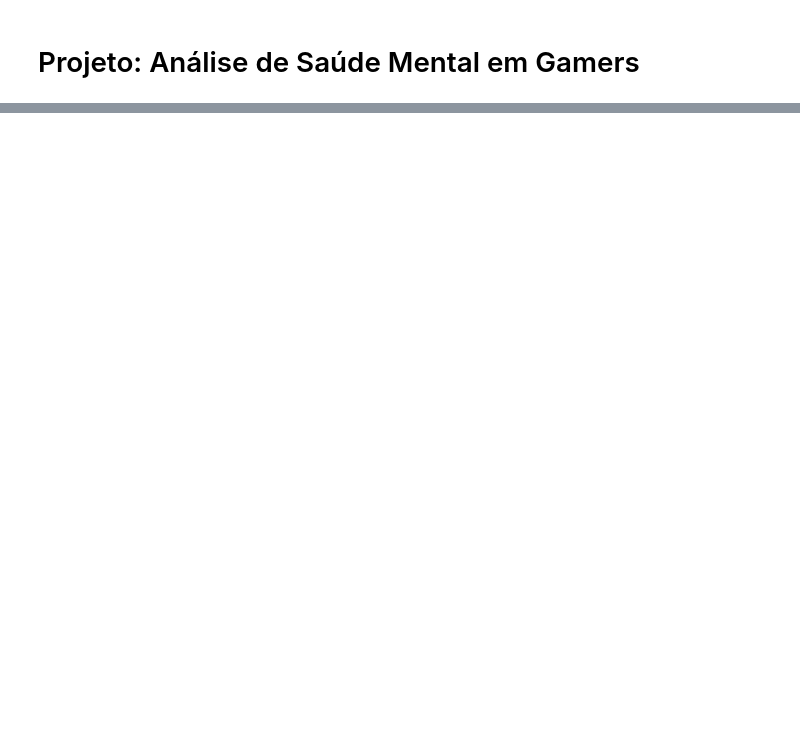
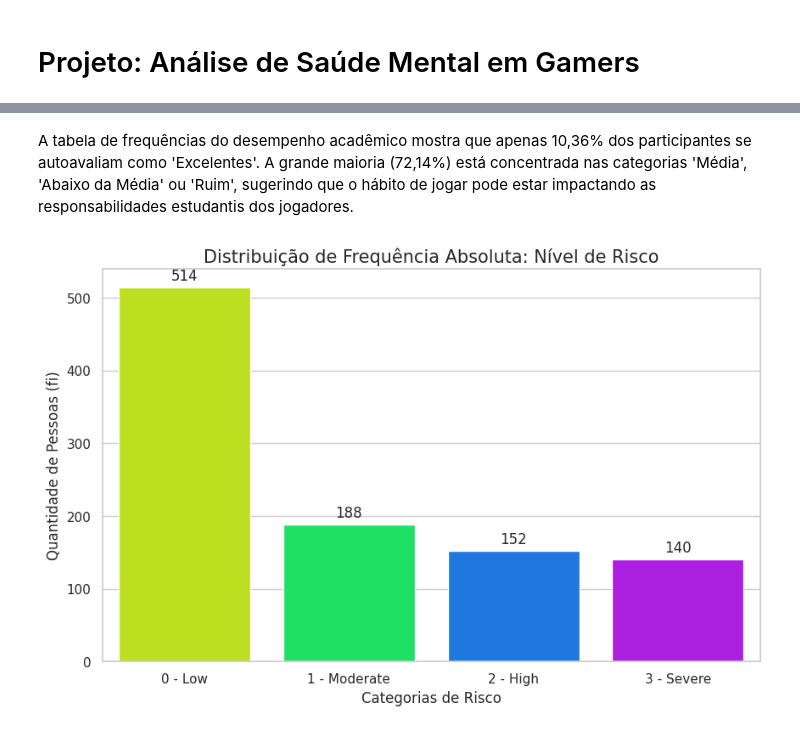
Before and after one commit to LauraRii/projeto-final-cdd-2026-, a Jupyter notebook: projetofinalcdd.ipynb, the cells around one changed output, grey strips where cells are left out. Cells and saved outputs as stored; diff of their text form; code cells hidden in the pictures; blank space fills up the shorter version.

```diff
--- a/projetofinalcdd.ipynb
+++ b/projetofinalcdd.ipynb
@@ -279,0 +455,28 @@ Arquivo 'gaming_mental_health_clean.csv' salvo com sucesso!
+# %% [markdown]
+A tabela de frequências do desempenho acadêmico mostra que apenas 10,36% dos participantes se autoavaliam como 'Excelentes'. A grande maioria (72,14%) está concentrada nas categorias 'Média', 'Abaixo da Média' ou 'Ruim', sugerindo que o hábito de jogar pode estar impactando as responsabilidades estudantis dos jogadores.
+# %%
+# gráfico em barras do risco de vício
+
+sns.set_theme(style="whitegrid")
+plt.figure(figsize=(10, 6))
+
+# criando o gráfico
+ax = sns.barplot(x=tabela_frequencia_risco.index,
+                 y=tabela_frequencia_risco['Frequência Absoluta (fi)'],
+                 hue=tabela_frequencia_risco.index,
+                 palette='hsv',
+                 legend=False)
+
+# adicionando títulos e rótulos
+plt.title('Distribuição de Frequência Absoluta: Nível de Risco', fontsize=15)
+plt.xlabel('Categorias de Risco', fontsize=12)
+plt.ylabel('Quantidade de Pessoas (fi)', fontsize=12)
+
+# colocando os valores em cima de cada barra (frequência absoluta)
+for p in ax.patches:
+    ax.annotate(f'{int(p.get_height())}', (p.get_x() + p.get_width() / 2., p.get_height()),
+                ha='center', va='center', xytext=(0, 10), textcoords='offset points')
+
+plt.show()
+# %% [output]
+[figure, added]
```
Also changed, not shown: parts of 40 cells of this notebook.
